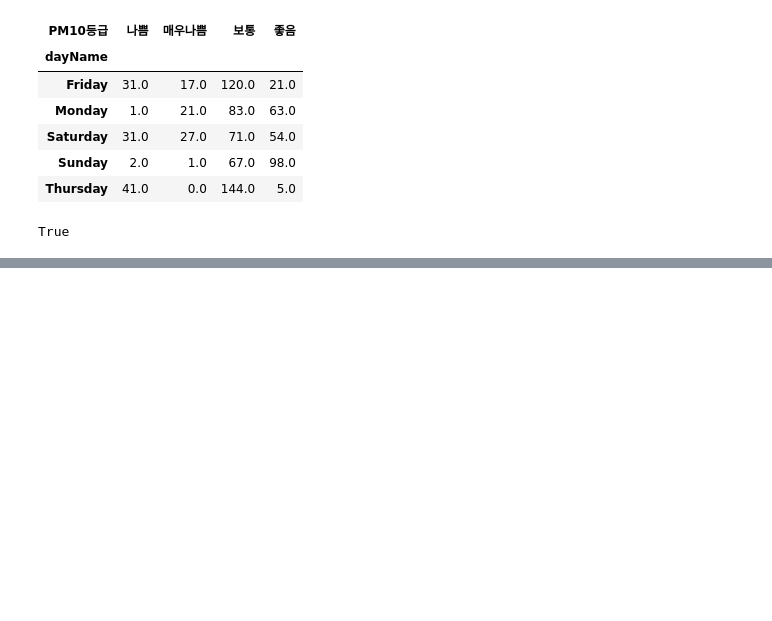
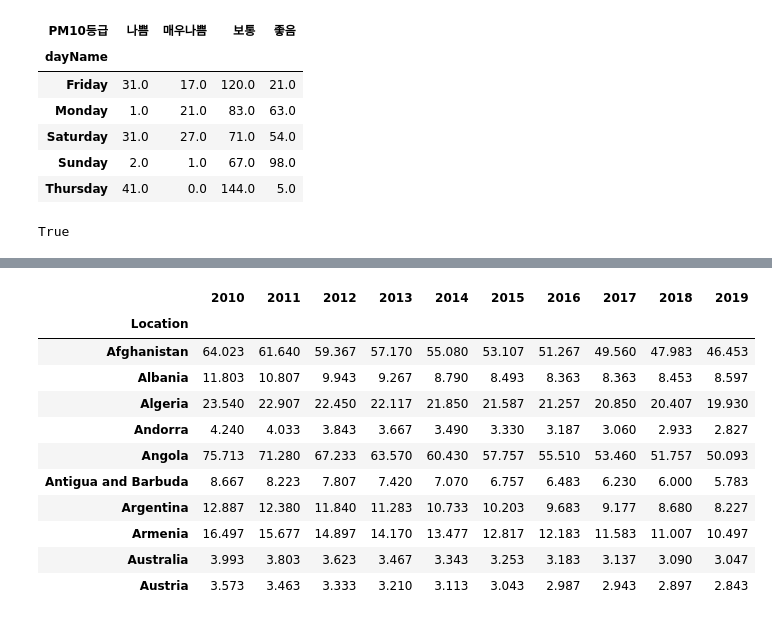
Before and after one commit to leejongseok1/Data-Analysis, a Jupyter notebook: 빅데이터분석기사_실기_연습문제100.ipynb, the cells around one changed output, grey strips where cells are left out. Drawn from its saved outputs; the diff is of its cells as text; code cells hidden in the pictures; blank space fills up the shorter version.

```diff
--- a/빅데이터분석기사_실기_연습문제100.ipynb
+++ b/빅데이터분석기사_실기_연습문제100.ipynb
@@ -930,0 +1128,6 @@ True
+# %%
+df101 = df10.iloc[:4,:]
+df102 = df10.iloc[4:,:]
+
+display(df101)
+display(df102)
@@ -930,0 +1149,16 @@ True
+# %%
+ans = pd.concat([df101, df102])
+ans
+# %% [output]
+|  | 2010 | 2011 | 2012 | 2013 | 2014 | 2015 | 2016 | 2017 | 2018 | 2019 |
+| Location |  |  |  |  |  |  |  |  |  |  |
+| Afghanistan | 64.023 | 61.640 | 59.367 | 57.170 | 55.080 | 53.107 | 51.267 | 49.560 | 47.983 | 46.453 |
+| Albania | 11.803 | 10.807 | 9.943 | 9.267 | 8.790 | 8.493 | 8.363 | 8.363 | 8.453 | 8.597 |
+| Algeria | 23.540 | 22.907 | 22.450 | 22.117 | 21.850 | 21.587 | 21.257 | 20.850 | 20.407 | 19.930 |
+| Andorra | 4.240 | 4.033 | 3.843 | 3.667 | 3.490 | 3.330 | 3.187 | 3.060 | 2.933 | 2.827 |
+| Angola | 75.713 | 71.280 | 67.233 | 63.570 | 60.430 | 57.757 | 55.510 | 53.460 | 51.757 | 50.093 |
+| Antigua and Barbuda | 8.667 | 8.223 | 7.807 | 7.420 | 7.070 | 6.757 | 6.483 | 6.230 | 6.000 | 5.783 |
+| Argentina | 12.887 | 12.380 | 11.840 | 11.283 | 10.733 | 10.203 | 9.683 | 9.177 | 8.680 | 8.227 |
+| Armenia | 16.497 | 15.677 | 14.897 | 14.170 | 13.477 | 12.817 | 12.183 | 11.583 | 11.007 | 10.497 |
+| Australia | 3.993 | 3.803 | 3.623 | 3.467 | 3.343 | 3.253 | 3.183 | 3.137 | 3.090 | 3.047 |
+| Austria | 3.573 | 3.463 | 3.333 | 3.210 | 3.113 | 3.043 | 2.987 | 2.943 | 2.897 | 2.843 |
```
Also changed, not shown: parts of 26 cells of this notebook.
